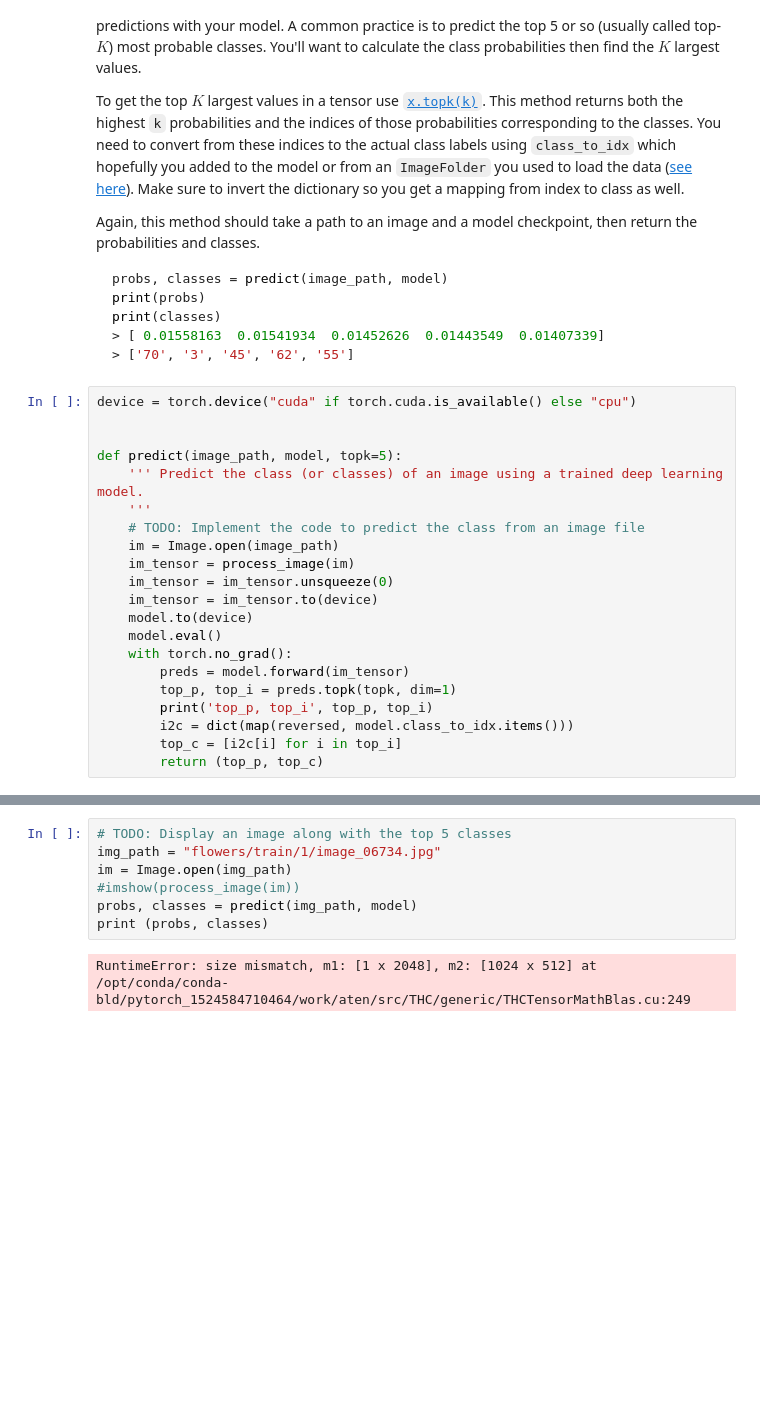
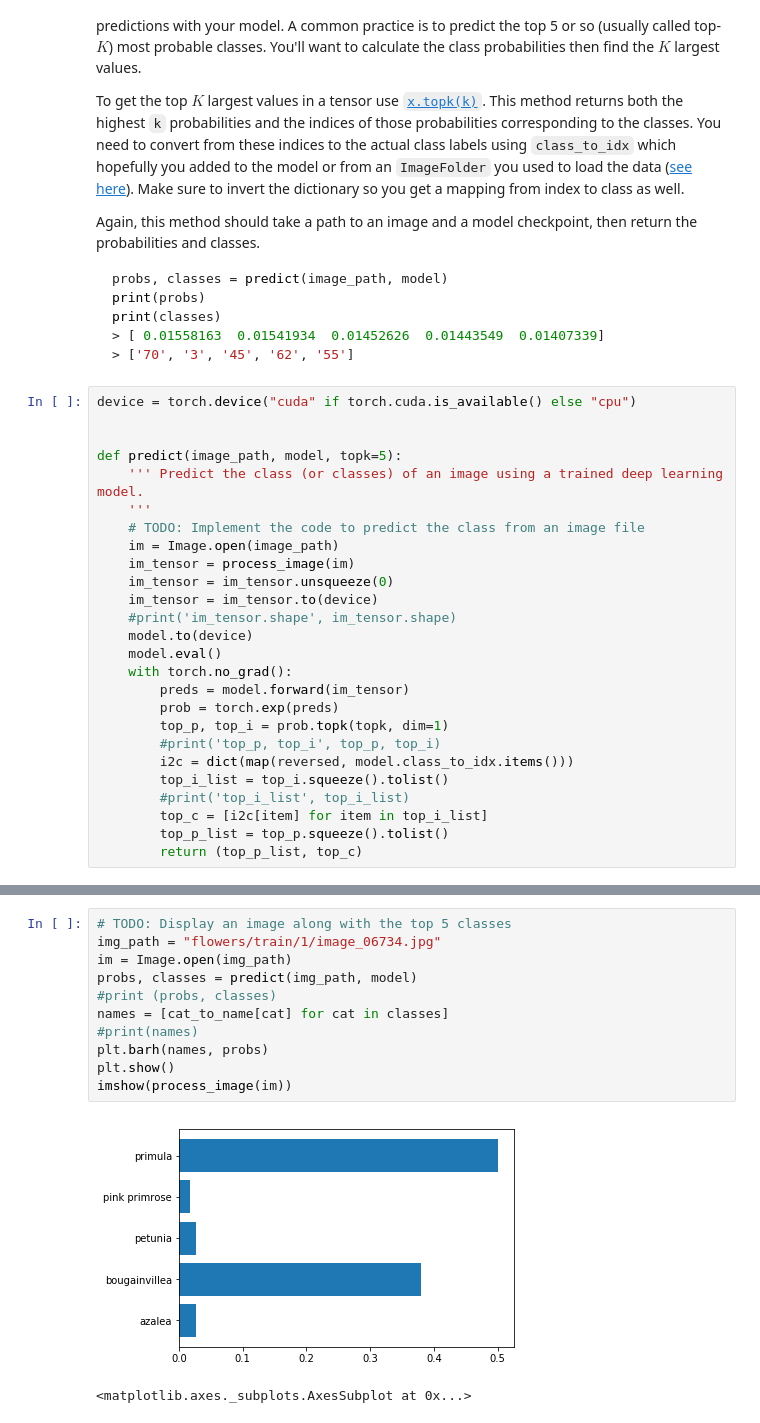
Before and after one commit to kush-c/hello-world, a Jupyter notebook: py/Image Classifier Project.ipynb, the cells around one changed output, grey strips where cells are left out. Cells and saved outputs as stored; diff of their text form; blank space fills up the shorter version.

```diff
--- a/py/Image Classifier Project.ipynb
+++ b/py/Image Classifier Project.ipynb
@@ -365,15 +367,20 @@ def predict(image_path, model, topk=5):
     im_tensor = process_image(im)
     im_tensor = im_tensor.unsqueeze(0)
     im_tensor = im_tensor.to(device)
+    #print('im_tensor.shape', im_tensor.shape)
     model.to(device)
     model.eval()
     with torch.no_grad():
         preds = model.forward(im_tensor)
-        top_p, top_i = preds.topk(topk, dim=1)
-        print('top_p, top_i', top_p, top_i)
+        prob = torch.exp(preds)
+        top_p, top_i = prob.topk(topk, dim=1)
+        #print('top_p, top_i', top_p, top_i)
         i2c = dict(map(reversed, model.class_to_idx.items()))
-        top_c = [i2c[i] for i in top_i]
-        return (top_p, top_c)
+        top_i_list = top_i.squeeze().tolist()
+        #print('top_i_list', top_i_list)
+        top_c = [i2c[item] for item in top_i_list]
+        top_p_list = top_p.squeeze().tolist()
+        return (top_p_list, top_c)
 # %% [markdown]
 ## Sanity Checking
 
@@ -385,9 +392,14 @@ You can convert from the class integer encoding to actual flower names with the
 # %%
 # TODO: Display an image along with the top 5 classes
 img_path = "flowers/train/1/image_06734.jpg"
 im = Image.open(img_path)
-#imshow(process_image(im))
 probs, classes = predict(img_path, model)
-print (probs, classes)
+#print (probs, classes)
+names = [cat_to_name[cat] for cat in classes]
+#print(names)
+plt.barh(names, probs)
+plt.show()
+imshow(process_image(im))
 # %% [output]
+[figure, added]
-RuntimeError: size mismatch, m1: [1 x 2048], m2: [1024 x 512] at /opt/conda/conda-bld/pytorch_1524584710464/work/aten/src/THC/generic/THCTensorMathBlas.cu:249
+<matplotlib.axes._subplots.AxesSubplot at 0x...>
```
Also changed, not shown: parts of 4 cells of this notebook, 1 other file.
